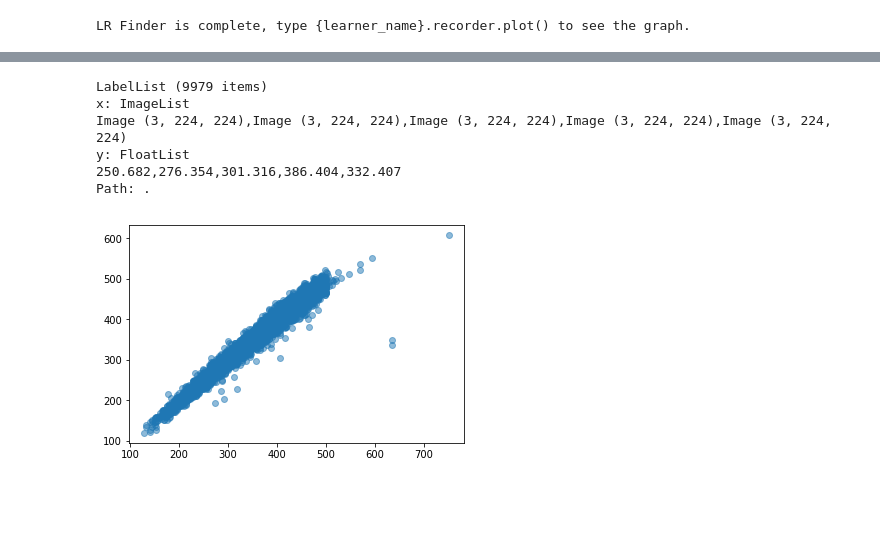
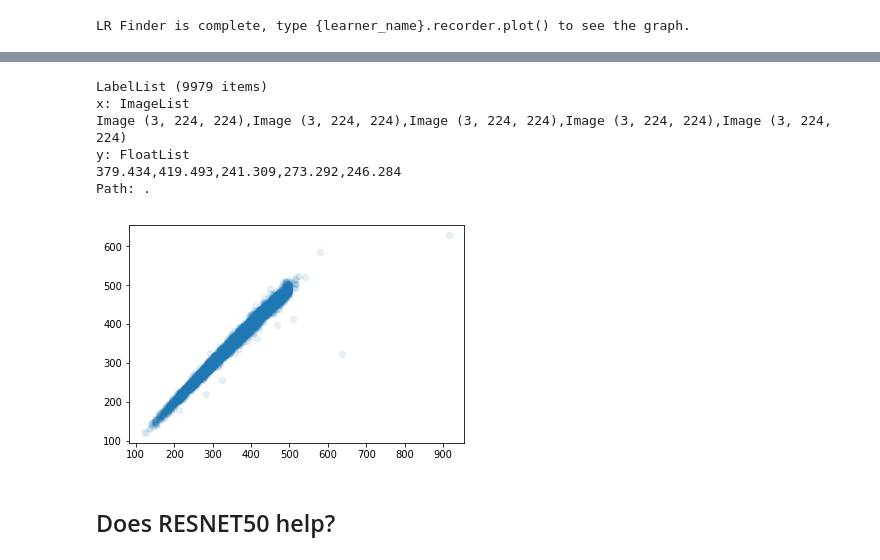
Before and after one commit to afederation/chem-dl, a Jupyter notebook: notebooks/0.1-PilotCNN-AJF.ipynb, the cells around one changed output, grey strips where cells are left out. Cells and saved outputs as stored; diff of their text form; code cells hidden in the pictures; blank space fills up the shorter version.

```diff
--- a/notebooks/0.1-PilotCNN-AJF.ipynb
+++ b/notebooks/0.1-PilotCNN-AJF.ipynb
@@ -135,0 +138,2 @@ learn.save('../models/0.1-stage1')
+# %%
+learn.fit_one_cycle(4)
@@ -135,0 +148,2 @@ learn.save('../models/0.1-stage1')
+# %%
+learn.fit_one_cycle(2)
@@ -173,0 +194,2 @@ learn.save('../models/0.1-stage2')
+# %%
+learn.fit_one_cycle(4, max_lr=slice(1e-6,1e-4))
@@ -173,0 +204,2 @@ learn.save('../models/0.1-stage2')
+# %%
+learn.fit_one_cycle(4, max_lr=slice(1e-6,1e-4))
@@ -178,14 +218,16 @@ LabelList (9979 items)
 x: ImageList
 Image (3, 224, 224),Image (3, 224, 224),Image (3, 224, 224),Image (3, 224, 224),Image (3, 224, 224)
 y: FloatList
-250.682,276.354,301.316,386.404,332.407
+379.434,419.493,241.309,273.292,246.284
 Path: .
 # %%
 preds, y = learn.get_preds(ds_type=DatasetType.Valid)
 # %%
 import matplotlib.pyplot as plt
 
-plt.scatter(y, preds, alpha=0.5)
+plt.scatter(y, preds, alpha=0.1)
 plt.show()
 # %% [output]
-[figure, old version]
+[figure, new version]
+# %% [markdown]
+## Does RESNET50 help?
```
Also changed, not shown: parts of 32 cells of this notebook, 13 other files.
